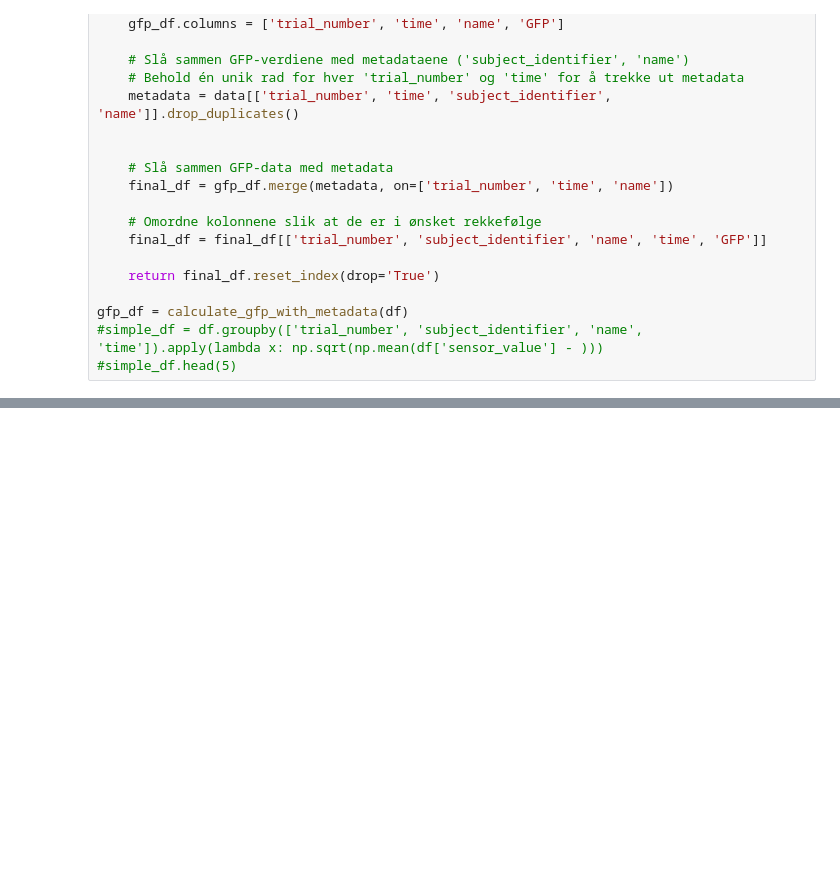
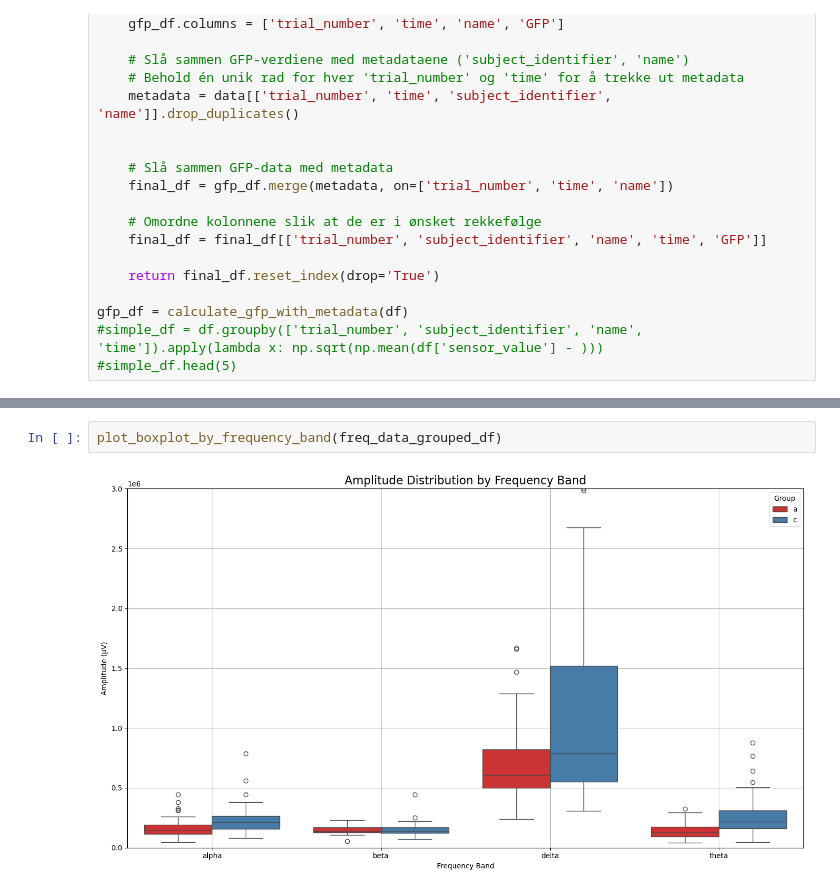
Before and after one commit to kkufaas/EEG, a Jupyter notebook: visualization.ipynb, the cells around one changed output, grey strips where cells are left out. Saved outputs shown, nothing was run; the diff lists cells and outputs as text; blank space fills up the shorter version.

```diff
--- a/visualization.ipynb
+++ b/visualization.ipynb
@@ -255,0 +264,4 @@ plt.show()
+# %%
+plot_boxplot_by_frequency_band(freq_data_grouped_df)
+# %% [output]
+[figure, added]
```
Also changed, not shown: parts of 17 cells of this notebook.
